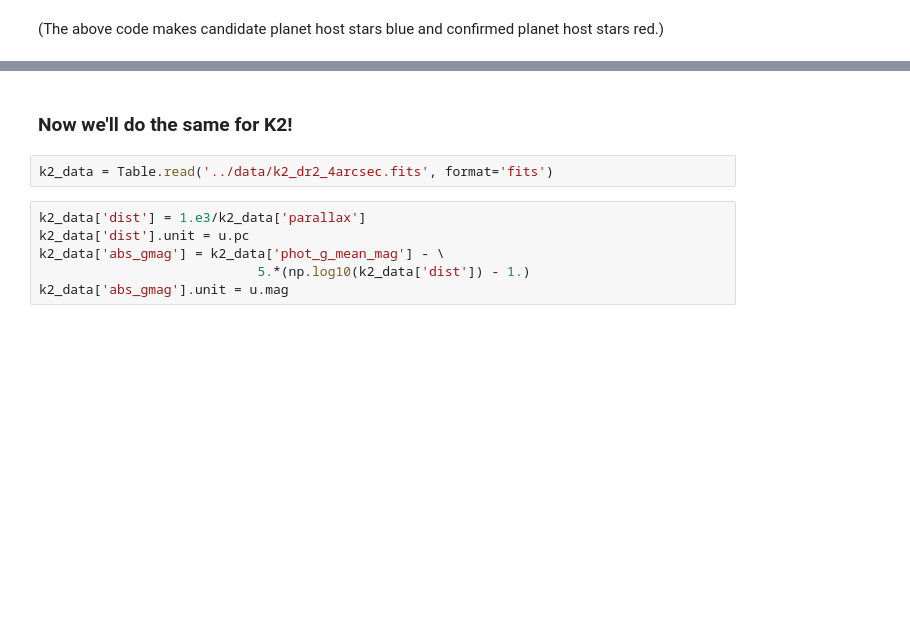
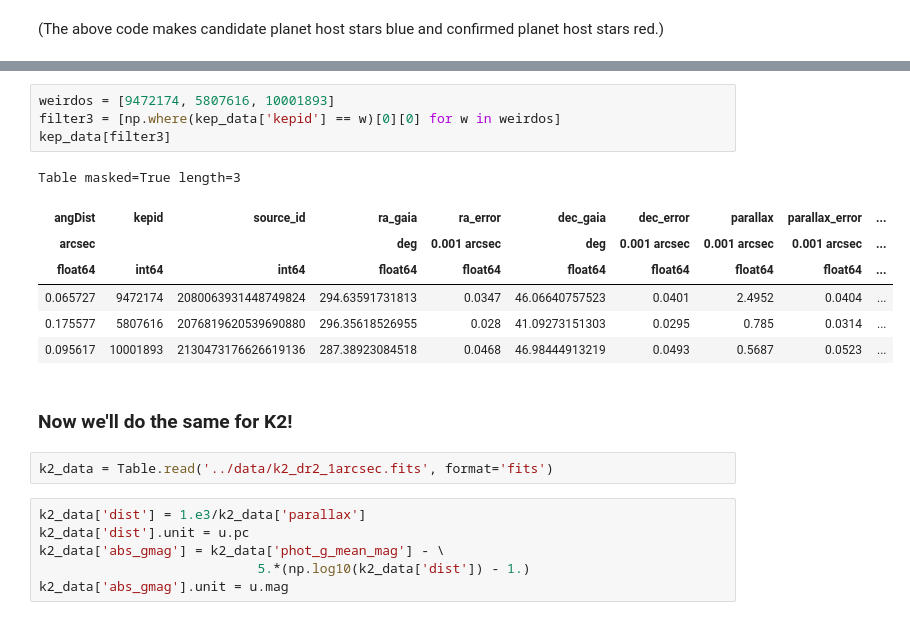
Before and after one commit to megbedell/gaia-kepler.fun, a Jupyter notebook: notebooks/demo.ipynb, the cells around one changed output, grey strips where cells are left out. Saved outputs shown, nothing was run; the diff lists cells and outputs as text; blank space fills up the shorter version.

```diff
--- a/notebooks/demo.ipynb
+++ b/notebooks/demo.ipynb
@@ -63,7 +100,19 @@ plt.savefig('../img/colormag_kepler.png')
+# %%
+weirdos = [9472174, 5807616, 10001893]
+filter3 = [np.where(kep_data['kepid'] == w)[0][0] for w in weirdos]
+kep_data[filter3]
+# %% [output]
+Table masked=True length=3
+| angDist | kepid | source_id | ra_gaia | ra_error | dec_gaia | dec_error | parallax | parallax_error | ... |
+| arcsec |  |  | deg | 0.001 arcsec | deg | 0.001 arcsec | 0.001 arcsec | 0.001 arcsec | ... |
+| float64 | int64 | int64 | float64 | float64 | float64 | float64 | float64 | float64 | ... |
+| 0.065727 | 9472174 | 2080063931448749824 | 294.63591731813 | 0.0347 | 46.06640757523 | 0.0401 | 2.4952 | 0.0404 | ... |
+| 0.175577 | 5807616 | 2076819620539690880 | 296.35618526955 | 0.028 | 41.09273151303 | 0.0295 | 0.785 | 0.0314 | ... |
+| 0.095617 | 10001893 | 2130473176626619136 | 287.38923084518 | 0.0468 | 46.98444913219 | 0.0493 | 0.5687 | 0.0523 | ... |
 # %% [markdown]
 ### Now we'll do the same for K2!
 # %%
-k2_data = Table.read('../data/k2_dr2_4arcsec.fits', format='fits')
+k2_data = Table.read('../data/k2_dr2_1arcsec.fits', format='fits')
 # %%
 k2_data['dist'] = 1.e3/k2_data['parallax']
 k2_data['dist'].unit = u.pc
```
Also changed, not shown: parts of 8 cells of this notebook, 4 other files.
